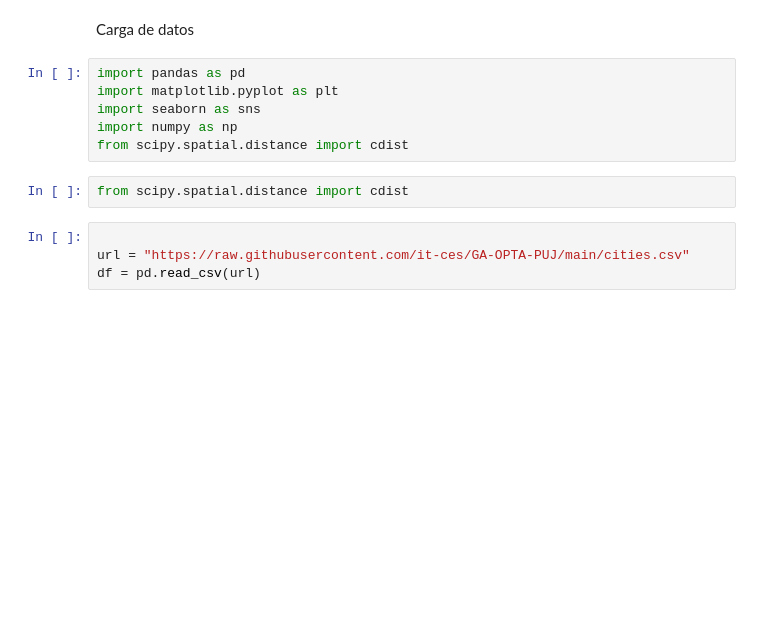
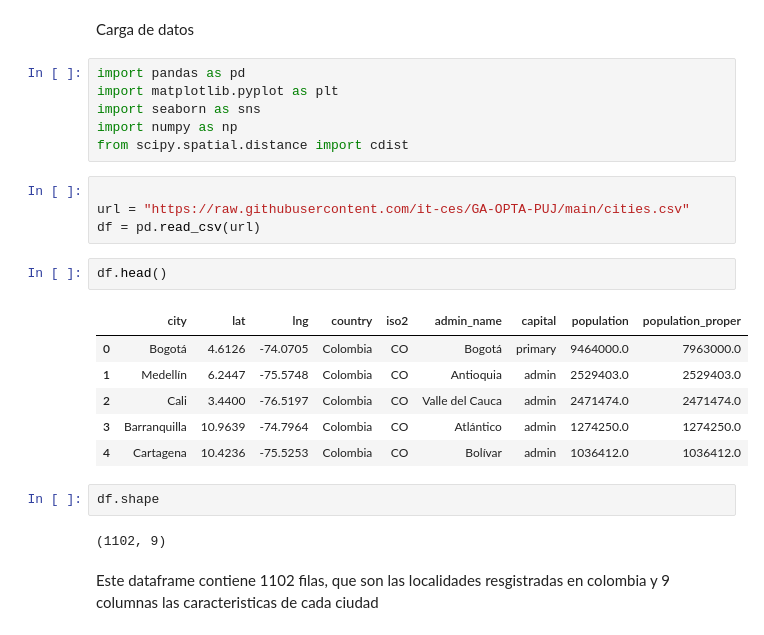
Before and after one commit to veronicasuarezvidal-eng/Prueba_logistica, a Jupyter notebook: src/explore.ipynb, the cells around one changed output. Saved outputs shown, nothing was run; the diff lists cells and outputs as text; blank space fills up the shorter version.

```diff
--- a/src/explore.ipynb
+++ b/src/explore.ipynb
@@ -16,9 +27,22 @@ import matplotlib.pyplot as plt
 import seaborn as sns
 import numpy as np
 from scipy.spatial.distance import cdist
-# %%
-from scipy.spatial.distance import cdist
 # %%
 
 url = "https://raw.githubusercontent.com/it-ces/GA-OPTA-PUJ/main/cities.csv"
 df = pd.read_csv(url)
+# %%
+df.head()
+# %% [output]
+|  | city | lat | lng | country | iso2 | admin_name | capital | population | population_proper |
+| 0 | Bogotá | 4.6126 | -74.0705 | Colombia | CO | Bogotá | primary | 9464000.0 | 7963000.0 |
+| 1 | Medellín | 6.2447 | -75.5748 | Colombia | CO | Antioquia | admin | 2529403.0 | 2529403.0 |
+| 2 | Cali | 3.4400 | -76.5197 | Colombia | CO | Valle del Cauca | admin | 2471474.0 | 2471474.0 |
+| 3 | Barranquilla | 10.9639 | -74.7964 | Colombia | CO | Atlántico | admin | 1274250.0 | 1274250.0 |
+| 4 | Cartagena | 10.4236 | -75.5253 | Colombia | CO | Bolívar | admin | 1036412.0 | 1036412.0 |
+# %%
+df.shape
+# %% [output]
+(1102, 9)
+# %% [markdown]
+Este dataframe contiene 1102 filas, que son las localidades resgistradas en colombia y 9 columnas las caracteristicas de cada ciudad
```
Also changed, not shown: parts of 12 cells of this notebook.
